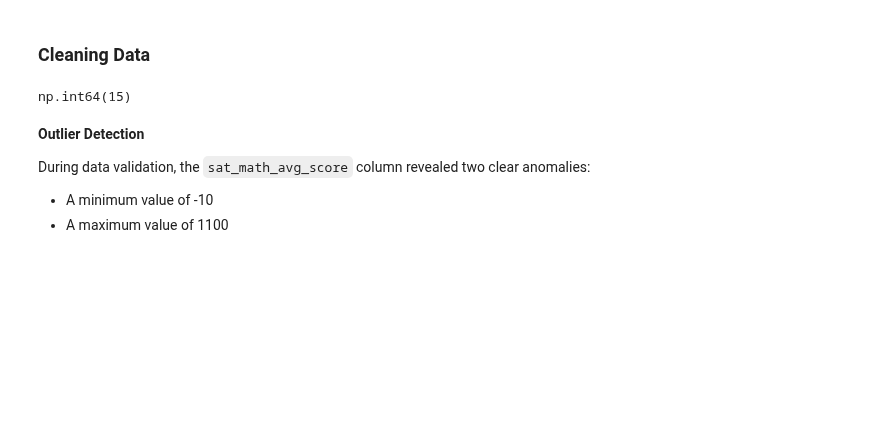
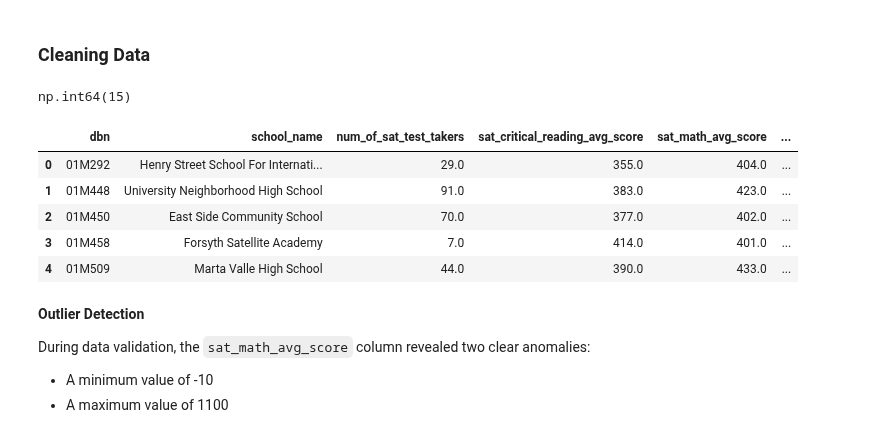
Before and after one commit to webeet-io/_onboarding_data, a Jupyter notebook: daily_tasks/day_4/day_4_task/sat_modeling.ipynb, the cells around one changed output. Drawn from its saved outputs; the diff is of its cells as text; code cells hidden in the pictures; blank space fills up the shorter version.

```diff
--- a/daily_tasks/day_4/day_4_task/sat_modeling.ipynb
+++ b/daily_tasks/day_4/day_4_task/sat_modeling.ipynb
@@ -74,6 +126,15 @@ df_sat['pct_students_tested'] = (
     .str.replace('%', '', regex=False)
     .str.strip()
 )
+# %%
+df_sat.head()
+# %% [output]
+|  | dbn | school_name | num_of_sat_test_takers | sat_critical_reading_avg_score | sat_math_avg_score | ... |
+| 0 | 01M292 | Henry Street School For Internati... | 29.0 | 355.0 | 404.0 | ... |
+| 1 | 01M448 | University Neighborhood High School | 91.0 | 383.0 | 423.0 | ... |
+| 2 | 01M450 | East Side Community School | 70.0 | 377.0 | 402.0 | ... |
+| 3 | 01M458 | Forsyth Satellite Academy | 7.0 | 414.0 | 401.0 | ... |
+| 4 | 01M509 | Marta Valle High School | 44.0 | 390.0 | 433.0 | ... |
 # %%
 # Convert relevant columns to numeric
 num_cols = ['num_of_sat_test_takers', 'sat_critical_reading_avg_score', 'sat_math_avg_score', 'sat_writing_avg_score', 'pct_students_tested']
```
Also changed, not shown: parts of 5 cells of this notebook, 1 other file.
